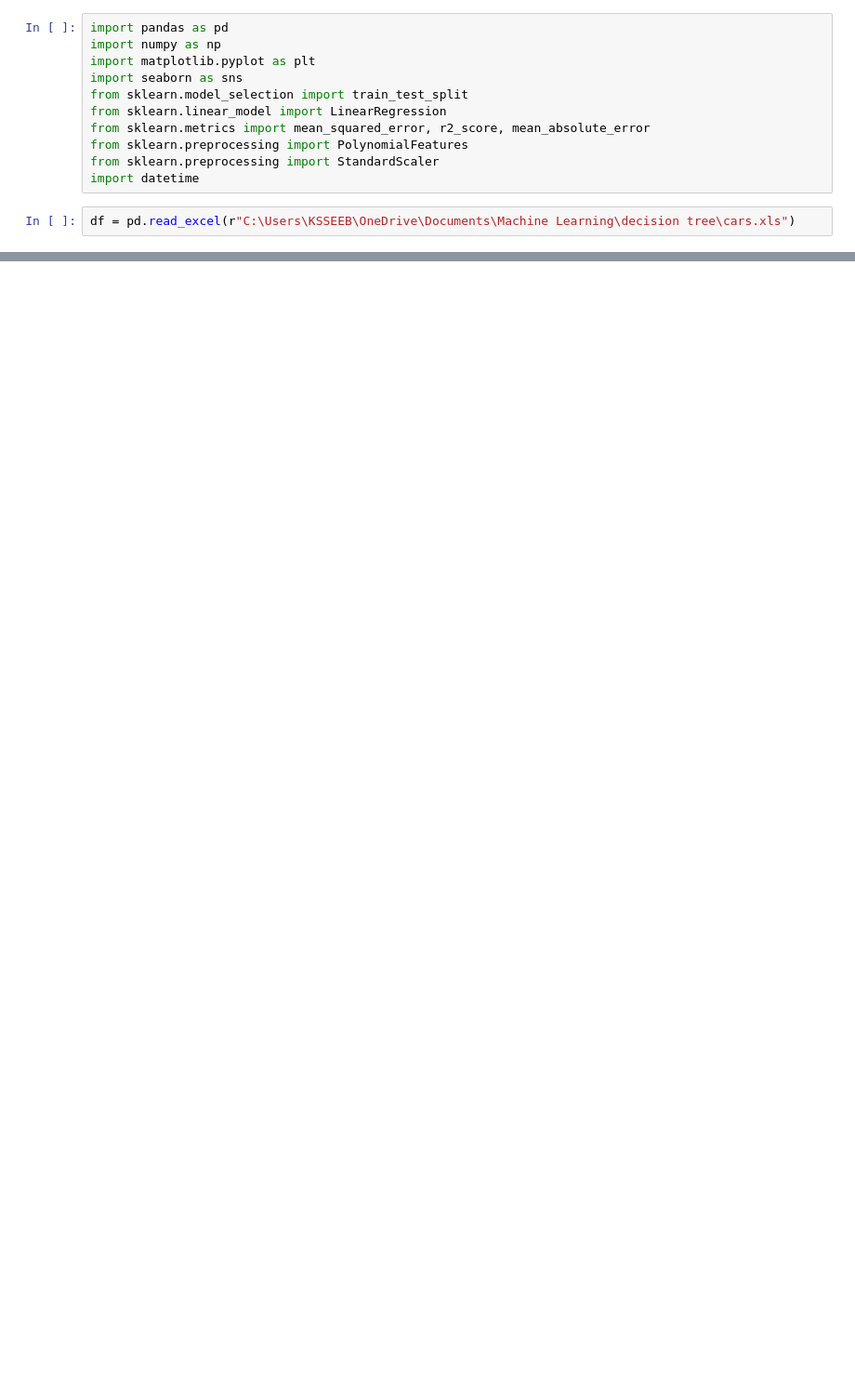
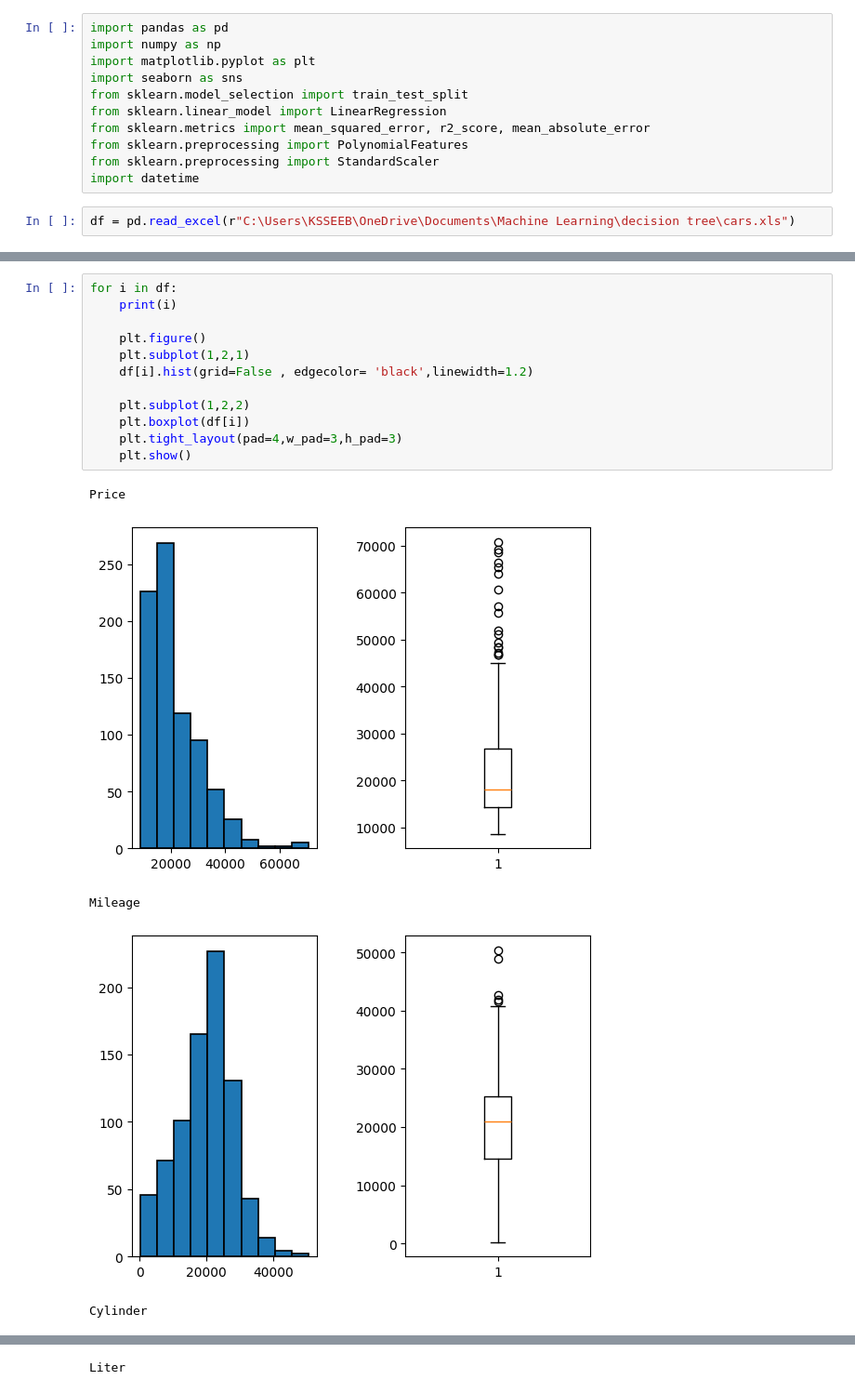
Before and after one commit to rakshume/Machine-Learning, a Jupyter notebook: multilinear regression/cars_analysis.ipynb, the cells around one changed output, grey strips where cells are left out. Shown at 93% size. Cells and saved outputs as stored; diff of their text form; blank space fills up the shorter version.

```diff
--- a/multilinear regression/cars_analysis.ipynb
+++ b/multilinear regression/cars_analysis.ipynb
@@ -13,0 +106,18 @@ df = pd.read_excel(r"C:\Users\KSSEEB\OneDrive\Documents\Machine Learning\decisio
+# %%
+for i in df:
+    print(i)
+
+    plt.figure()
+    plt.subplot(1,2,1)
+    df[i].hist(grid=False , edgecolor= 'black',linewidth=1.2)
+
+    plt.subplot(1,2,2)
+    plt.boxplot(df[i])
+    plt.tight_layout(pad=4,w_pad=3,h_pad=3)
+    plt.show()
+# %% [output]
+Price
+[figure, added]
+Mileage
+[figure, added]
+Cylinder
@@ -13,0 +125 @@ df = pd.read_excel(r"C:\Users\KSSEEB\OneDrive\Documents\Machine Learning\decisio
+Liter
```
Also changed, not shown: parts of 30 cells of this notebook, 3 other files.
